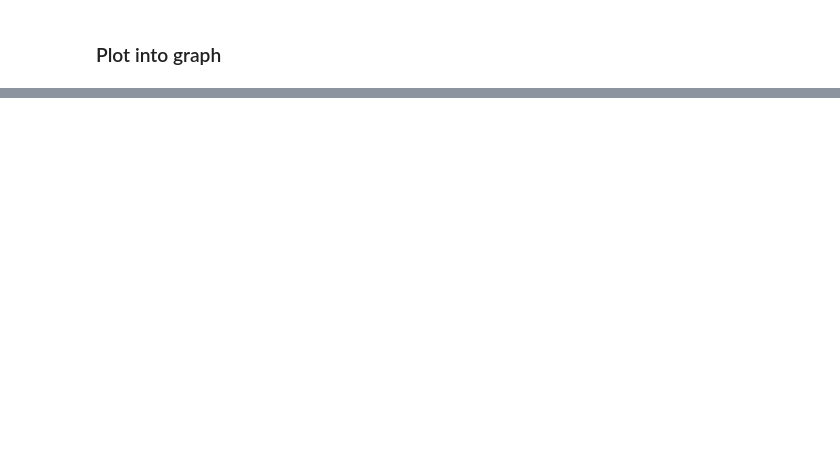
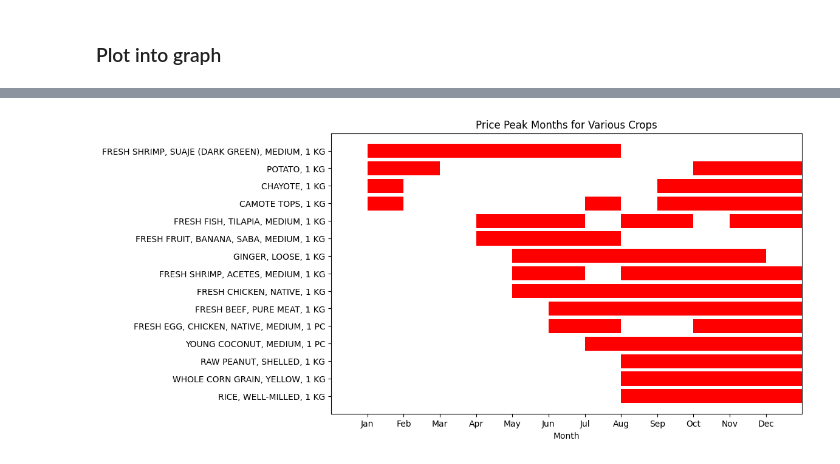
Before and after one commit to rue-22/cs132-group-two, a Jupyter notebook: EDA/EDAv1.ipynb, the cells around one changed output, grey strips where cells are left out. Cells and saved outputs as stored; diff of their text form; code cells hidden in the pictures; blank space fills up the shorter version.

```diff
--- a/EDA/EDAv1.ipynb
+++ b/EDA/EDAv1.ipynb
@@ -279,0 +267,12 @@ TOMATO, 1 KG                                                   24.479903
+# %%
+# I want to show peak months for each unique crop
+from statistics import mean
+
+for result in seasonality_results:
+    crop = result['crop']
+    average_price = mean(result['mean_per_month'])
+    print(f"{crop}: {average_price}")
+
+    for i in range(12):
+        if result['mean_per_month'][i] > average_price:
+            print(f"Peak month: {result['months'][i]}")
@@ -279,0 +297,56 @@ TOMATO, 1 KG                                                   24.479903
+# %%
+# Create the plot
+seasonality_results = seasonality_analysis(df, unique_crops)
+seasonality_results
+
+fig, ax = plt.subplots(figsize=(10, 6))
+
+def swap(x, y):
+    seasonality_results[x], seasonality_results[y] = seasonality_results[y], seasonality_results[x]
+
+swap(12,14)
+swap(2,13)
+swap(5,12)
+swap(6,11)
+swap(2,10)
+swap(7,9)
+swap(4,8)
+swap(5,7)
+swap(2,4)
+swap(2,3)
+
+
+# Define y-axis position for each crop
+crop_positions = {result['crop']: i for i, result in enumerate(seasonality_results)}
+
+for result in seasonality_results:
+    crop = result['crop']
+    average_price = mean(result['mean_per_month'])
+    print(f"{crop}: {average_price}")
+
+    for i in range(12):
+        month = result['months'][i]
+        month_num = i + 1
+        if result['mean_per_month'][i] > average_price:
+            ax.broken_barh([(month_num, 1)], (crop_positions[crop] - 0.4, 0.8), facecolors="red")  # Highlight peak months
+
+# Add y-axis labels
+ax.set_yticks(range(len(seasonality_results)))
+ax.set_yticklabels([result['crop'] for result in seasonality_results])
+
+# Add x-axis labels for months
+ax.set_xticks([i for i in range(1, 13)])
+ax.set_xticklabels(['Jan', 'Feb', 'Mar', 'Apr', 'May', 'Jun', 'Jul', 'Aug', 'Sep', 'Oct', 'Nov', 'Dec'])
+
+# Set the limits
+ax.set_xlim(0, 13)
+ax.set_ylim(-1, len(seasonality_results))
+
+ax.grid(False)
+
+# Set labels and title
+ax.set_xlabel('Month')
+ax.set_title('Price Peak Months for Various Crops')
+
+plt.show()
+# %% [output]
@@ -279,0 +368 @@ TOMATO, 1 KG                                                   24.479903
+[figure, added]
```
Also changed, not shown: parts of 9 cells of this notebook, 1 other file.
